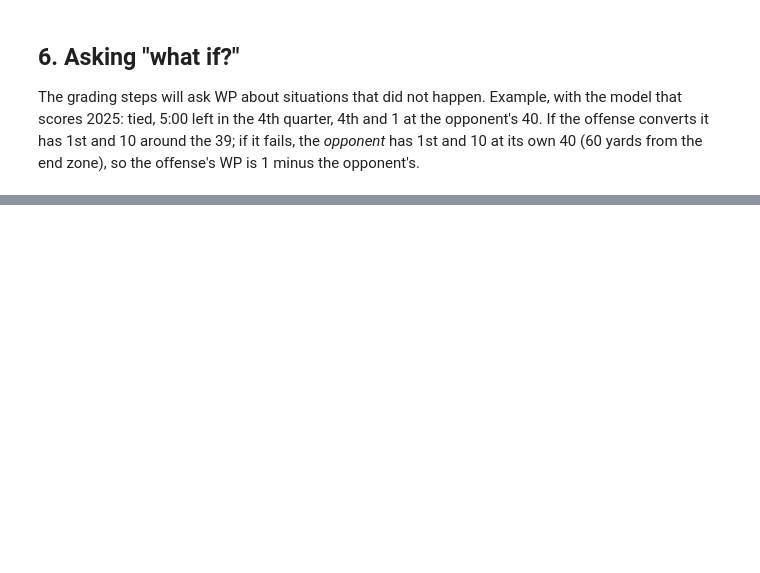
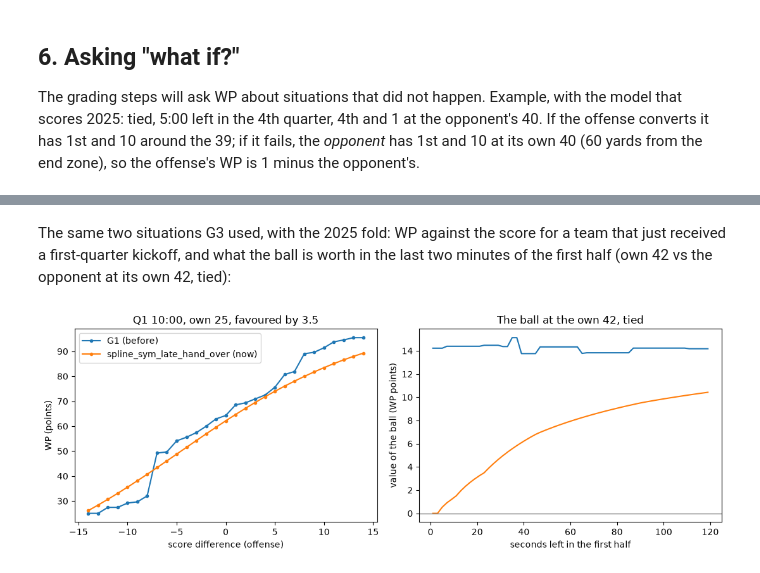
Before and after one commit to batuhanisik751/two-minute-warning, a Jupyter notebook: notebooks/03_wp_model.ipynb, the cells around one changed output, grey strips where cells are left out. Cells and saved outputs as stored; diff of their text form; code cells hidden in the pictures; blank space fills up the shorter version.

```diff
--- a/notebooks/03_wp_model.ipynb
+++ b/notebooks/03_wp_model.ipynb
@@ -221,0 +265,12 @@ WP if converted: 65.5%; if it fails: 42.4%
+# %%
+import polars.selectors as cs
+
+g1 = pl.read_csv(wsr.g1_csv())
+keys = list(wsm.THRESHOLDS)
+before = g1.filter(pl.col("metric").is_in(keys)).pivot(on="metric", index="season", values="value")
+now = pl.DataFrame(
+    [{"season": s["test_season"], **{k: s["smoothness"][k] for k in keys}} for s in summaries]
+)
+before.join(now, on="season", suffix=" now").select(
+    "season", *[c for k in keys for c in (k, f"{k} now")]
+).with_columns(cs.float().round(1))
@@ -221,0 +295,48 @@ WP if converted: 65.5%; if it fails: 42.4%
+# %% [markdown]
+The same two situations G3 used, with the 2025 fold: WP against the score for a team that
+just received a first-quarter kickoff, and what the ball is worth in the last two minutes of
+the first half (own 42 vs the opponent at its own 42, tied):
+# %%
+from twm.modules.decisions.submodels import other_side
+
+old = wp.load_model(
+    wp.models_dir() / (g1.filter(pl.col("season") == 2025)["model_version"][0] + ".joblib")
+)
+new = wp.load_fold_model(2025)
+scores = list(range(-14, 15))
+line = pl.DataFrame(
+    [
+        wsm.base_state(2025, game_seconds_remaining=3300, posteam_spread=3.5, score_differential=d)
+        for d in scores
+    ]
+)
+secs = list(range(1, 121, 2))
+own = pl.DataFrame(
+    [
+        wsm.base_state(
+            2025, game_seconds_remaining=1800 + t, yardline_100=58, receives_2h_kickoff=1
+        )
+        for t in secs
+    ]
+)
+fig, axes = plt.subplots(1, 2, figsize=(11, 4))
+for m, label in ((old, "G1 (before)"), (new, f"{ws.CHOSEN} (now)")):
+    axes[0].plot(scores, 100 * wp.wp(line, m), marker=".", label=label)
+    poss = wp.wp(own, m) - (1 - wp.wp(other_side(own), m))
+    axes[1].plot(secs, 100 * poss, label=label)
+axes[0].set(
+    xlabel="score difference (offense)",
+    ylabel="WP (points)",
+    title="Q1 10:00, own 25, favoured by 3.5",
+)
+axes[1].axhline(0, color="grey", linewidth=1)
+axes[1].set(
+    xlabel="seconds left in the first half",
+    ylabel="value of the ball (WP points)",
+    title="The ball at the own 42, tied",
+)
+axes[0].legend()
+plt.tight_layout()
+plt.show()
+# %% [output]
+[figure, added]
```
Also changed, not shown: parts of 15 cells of this notebook, 24 other files.
